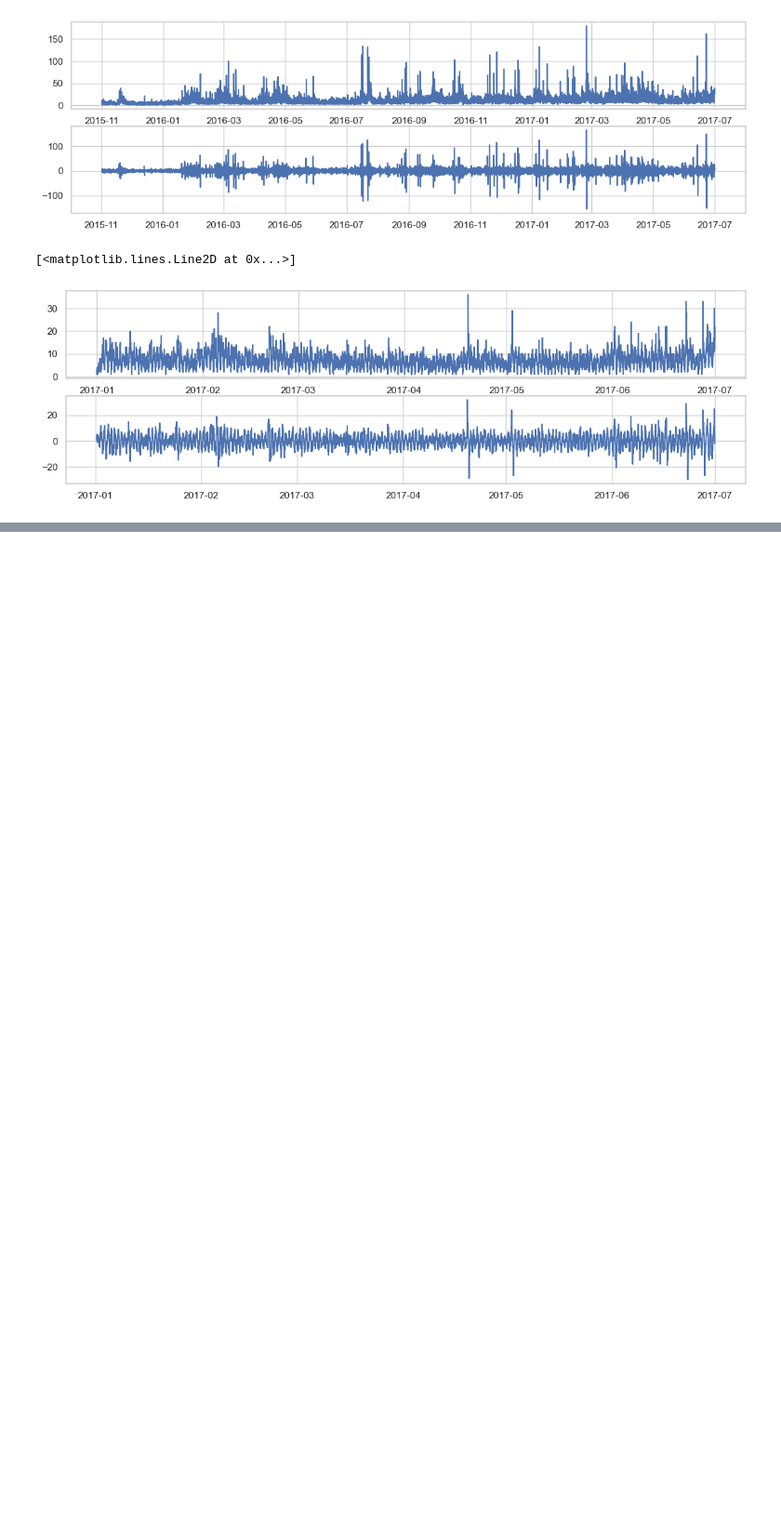
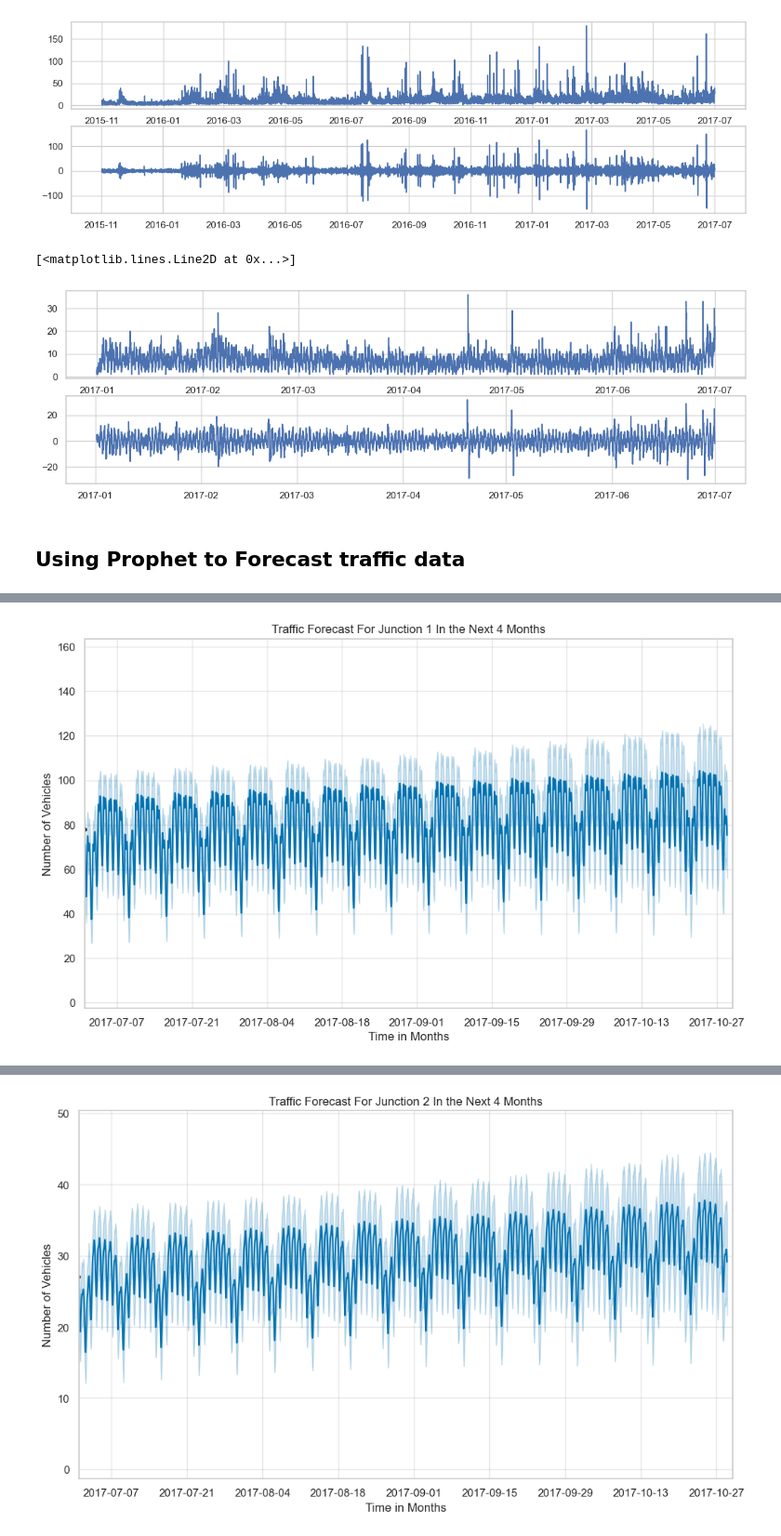
Before and after one commit to calebrauscher/IBM_Specialized_Models, a Jupyter notebook: Time Series and Survival Analysis/final_project/final_project.ipynb, the cells around one changed output, grey strips where cells are left out. Shown at 93% size. Saved outputs shown, nothing was run; the diff lists cells and outputs as text; code cells hidden in the pictures; blank space fills up the shorter version.

```diff
--- a/Time Series and Survival Analysis/final_project/final_project.ipynb
+++ b/Time Series and Survival Analysis/final_project/final_project.ipynb
@@ -255,3 +265,5 @@ axes[1].plot(train_pivot["Junction 4 seasonal_diff"], label="seasonal diff")
 # %% [output]
 [<matplotlib.lines.Line2D at 0x...>]
 [figure]
+# %% [markdown]
+## Using Prophet to Forecast traffic data
@@ -257,0 +311,6 @@ axes[1].plot(train_pivot["Junction 4 seasonal_diff"], label="seasonal diff")
+# %%
+warnings.filterwarnings("ignore")
+forecasts = {}
+for junction in (1, 2, 3, 4):
+    forecasts[junction] = forecast(junction, train_df, 2880)
+# %% [output]
@@ -257,0 +319 @@ axes[1].plot(train_pivot["Junction 4 seasonal_diff"], label="seasonal diff")
+[figure, added]
@@ -257,0 +322 @@ axes[1].plot(train_pivot["Junction 4 seasonal_diff"], label="seasonal diff")
+[figure, added]
```
Also changed, not shown: parts of 10 cells of this notebook.
